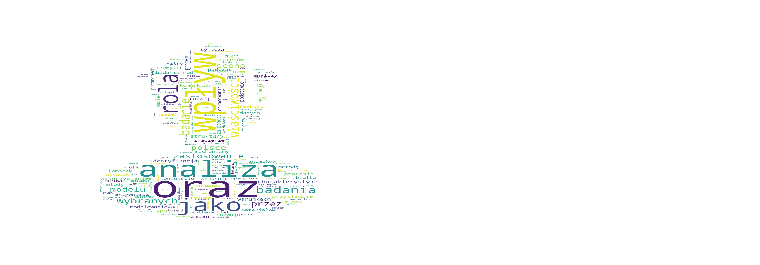
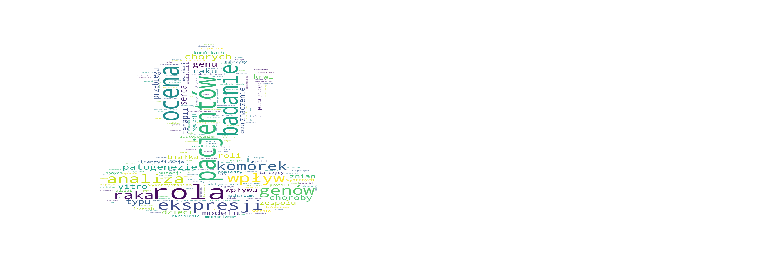
Before and after one commit to wawrzenczyka/WD1, a Jupyter notebook: wordcloud/wordcloud.ipynb, the cells around one changed output. Saved outputs shown, nothing was run; the diff lists cells and outputs as text; code cells hidden in the pictures.

Commit message:
Add new stopwords, add nz5 wordcloud

```diff
--- a/wordcloud/wordcloud.ipynb
+++ b/wordcloud/wordcloud.ipynb
@@ -34,11 +18,14 @@ Name: title, Length: 5324, dtype: object
 # %%
-words_sentence = " "
-for title in data["title"]:
-    tokens = str(title).split()
+def get_sentence(data):
+    words_sentence = " "
+    for title in data["title"]:
+        tokens = str(title).split()
 
-    for i in range(len(tokens)):
-        tokens[i] = tokens[i].lower()
-        words_sentence = words_sentence + tokens[i] + " "
+        for i in range(len(tokens)):
+            tokens[i] = tokens[i].lower()
+            words_sentence = words_sentence + tokens[i] + " "
+
+    return words_sentence
 # %%
 def transform_format(val):
     if val == 0:
@@ -67,0 +80,5 @@ wordcloud = WordCloud(width = 1920, height = 1080,
+# %%
+words_sentence = get_sentence(data)
+
+nz5_data = data[data.subpanel == "NZ5"]
+nz5_sentence = get_sentence(nz5_data)
@@ -68,12 +103,17 @@ wordcloud = WordCloud(width = 1920, height = 1080,
 # %%
-plt.imshow(wordcloud, interpolation='none', aspect='auto')
-plt.axis("off")
-wordcloud.to_file('wordcloud.png')
-plt.savefig('wordcloud.svg')
+def save_wordclouds(wordclouds, filename):
+    wordcloud, wordcloud_student = wordclouds
+    plt.imshow(wordcloud, interpolation='none', aspect='auto')
+    plt.axis("off")
+    wordcloud.to_file(f'{filename}.png')
+    plt.savefig(f'{filename}.svg')
 
-plt.imshow(wordcloud_student, interpolation='none', aspect='auto')
-plt.axis("off")
-wordcloud_student.to_file('wordcloud_student.png')
-plt.savefig('wordcloud_student.svg')
+    plt.imshow(wordcloud_student, interpolation='none', aspect='auto')
+    plt.axis("off")
+    wordcloud_student.to_file(f'{filename}_student.png')
+    plt.savefig(f'{filename}_student.svg')
-# %% [output]
-[figure, removed]
+# %%
+save_wordclouds(create_wordclouds(words_sentence), "wordcloud")
+save_wordclouds(create_wordclouds(nz5_sentence), "nz5_wordcloud")
+# %% [output]
+[figure, added]
```
Also changed, not shown: parts of 5 cells of this notebook, 8 other files.
